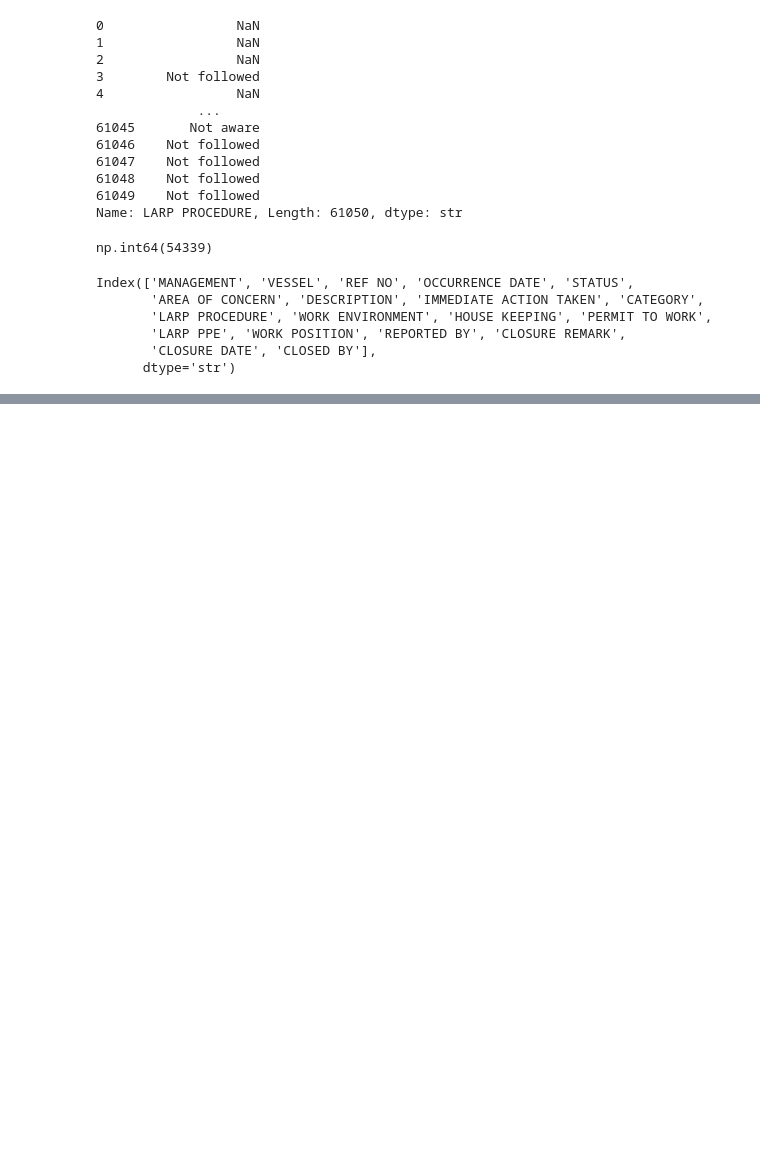
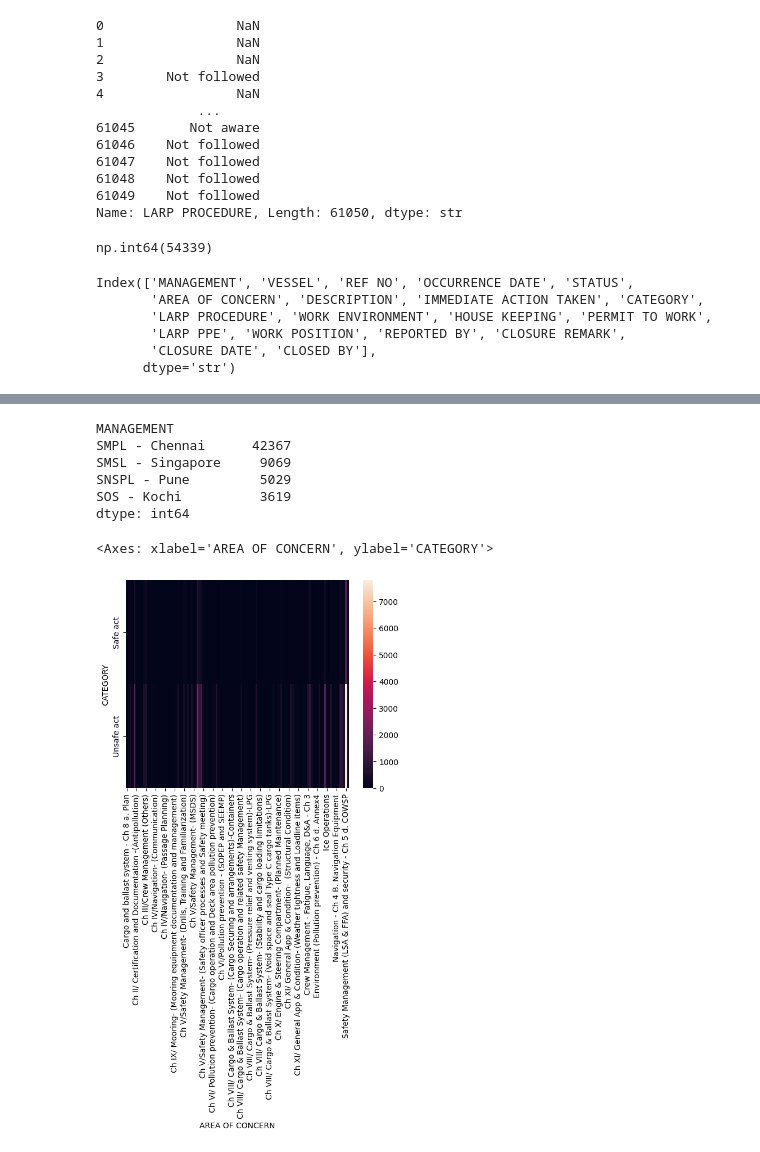
Before and after one commit to kiranr12r/Data-cleaning-and-EDA, a Jupyter notebook: cleaned-data/LARPDatabase_2015.ipynb, the cells around one changed output, grey strips where cells are left out. Saved outputs shown, nothing was run; the diff lists cells and outputs as text; code cells hidden in the pictures; blank space fills up the shorter version.

```diff
--- a/cleaned-data/LARPDatabase_2015.ipynb
+++ b/cleaned-data/LARPDatabase_2015.ipynb
@@ -303,0 +528,4 @@ data
+# %%
+data["closure_days"] = (
+    data["CLOSURE DATE"] - data["OCCURRENCE DATE"]
+).dt.days
@@ -303,0 +603,18 @@ data
+# %%
+data.groupby("MANAGEMENT").size()
+# %% [output]
+MANAGEMENT
+SMPL - Chennai      42367
+SMSL - Singapore     9069
+SNSPL - Pune         5029
+SOS - Kochi          3619
+dtype: int64
+# %%
+import seaborn as sns
+
+table = pd.crosstab(data["CATEGORY"], data["AREA OF CONCERN"])
+
+sns.heatmap(table)
+# %% [output]
+<Axes: xlabel='AREA OF CONCERN', ylabel='CATEGORY'>
+[figure, added]
```
Also changed, not shown: parts of 29 cells of this notebook, 1 other file.
